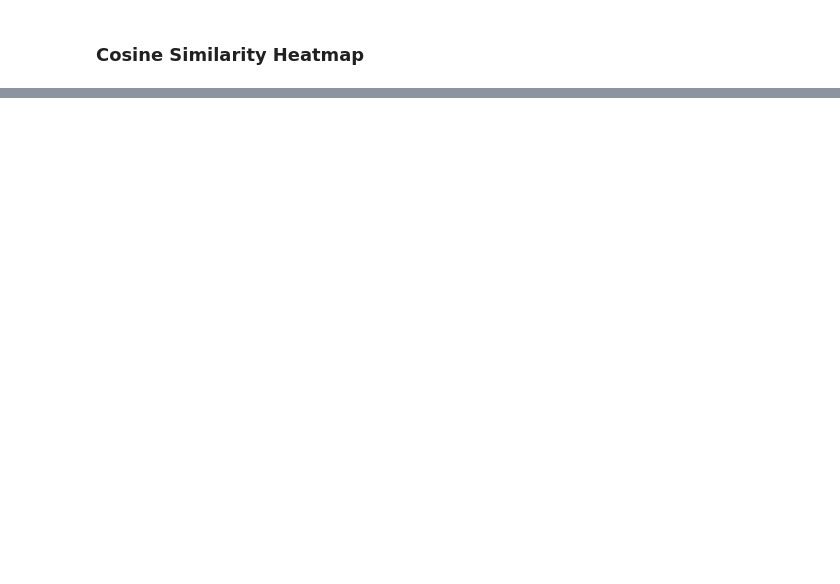
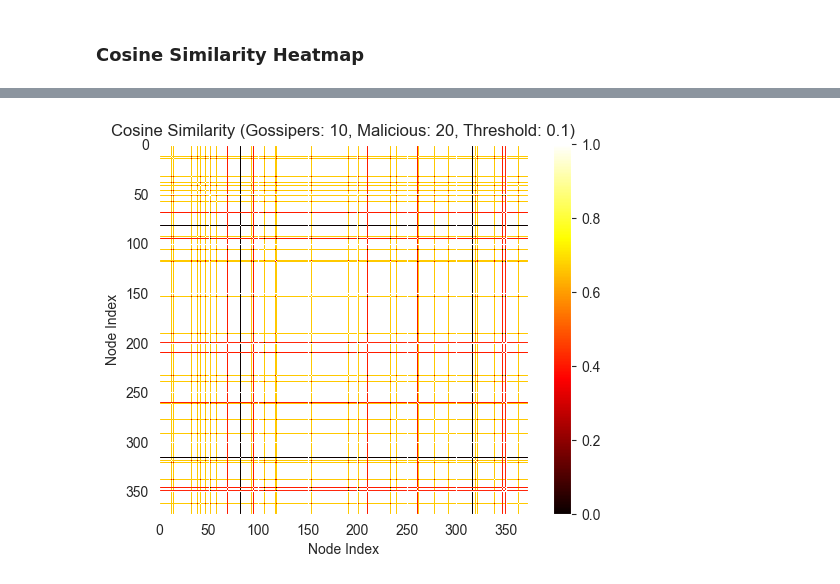
Before and after one commit to parsamlm/NetworkAnalysis, a Jupyter notebook: Step 2/sending_info.ipynb, the cells around one changed output, grey strips where cells are left out. Drawn from its saved outputs; the diff is of its cells as text; code cells hidden in the pictures; blank space fills up the shorter version.

Commit message:
experimenting with different parameters added

```diff
--- a/Step 2/sending_info.ipynb
+++ b/Step 2/sending_info.ipynb
@@ -199,0 +196,80 @@ plt.show()
+# %%
+# Define New Functions for Cosine Similarity and Visualization
+def compute_cosine_similarity(messages):
+    filtered_messages = [msg for msg in messages if msg is not None]
+    vectorizer = CountVectorizer().fit_transform(filtered_messages)
+    vectors = vectorizer.toarray()
+    return cosine_similarity(vectors)
+
+def summarize_results(messages):
+    original_message = "super secret sentence"
+    num_original = sum(1 for msg in messages.values() if msg == original_message)
+    num_tampered = sum(1 for msg in messages.values() if msg is not None and msg != original_message)
+    num_uninformed = sum(1 for msg in messages.values() if msg is None)
+    return num_original, num_tampered, num_uninformed
+
+def visualize_heatmap(matrix, title):
+    plt.imshow(matrix, cmap='hot', interpolation='nearest')
+    plt.title(title)
+    plt.xlabel("Node Index")
+    plt.ylabel("Node Index")
+    plt.colorbar()
+    plt.show()
+
+# Parameters to experiment with
+gossiper_counts = [10, 20, 30]
+malicious_counts = [20, 40, 60]
+thresholds = [0.1, 0.2, 0.3]
+
+# Running experiments with different parameters
+results = []
+
+for gossiper_count in gossiper_counts:
+    for malicious_count in malicious_counts:
+        for threshold in thresholds:
+            # Reinitialize the network and set initial conditions
+            G = giant_component_graph.copy()
+            pos = nx.spring_layout(G)
+            information = {node: None for node in G.nodes()}
+            node_colors = {node: 'blue' for node in G.nodes()}
+
+            initial_gossipers = random.sample(list(G.nodes()), gossiper_count)
+            malicious = random.sample(list(G.nodes()), malicious_count)
+
+            for gossiper in initial_gossipers:
+                information[gossiper] = "super secret sentence"
+                node_colors[gossiper] = 'green'
+
+            # Main Loop
+            max_iterations = 15
+            iteration = 0
+
+            while iteration < max_iterations:
+                if not gossip_step(): break
+                iteration += 1
+
+            # Collecting messages
+            message_list = list(information.values())
+            num_original, num_tampered, num_uninformed = summarize_results(information)
+            result_summary = {
+                'gossiper_count': gossiper_count,
+                'malicious_count': malicious_count,
+                'threshold': threshold,
+                'num_original': num_original,
+                'num_tampered': num_tampered,
+                'num_uninformed': num_uninformed
+            }
+            results.append(result_summary)
+
+            # Compute and visualize cosine similarity
+            cosine_sim_matrix = compute_cosine_similarity(message_list)
+            title = f"Cosine Similarity (Gossipers: {gossiper_count}, Malicious: {malicious_count}, Threshold: {threshold})"
+            visualize_heatmap(cosine_sim_matrix, title)
+
+# Display results
+import pandas as pd
+
+results_df = pd.DataFrame(results)
+print(results_df)
+# %% [output]
+[figure, added]
```
Also changed, not shown: parts of 7 cells of this notebook, 12 other files.
